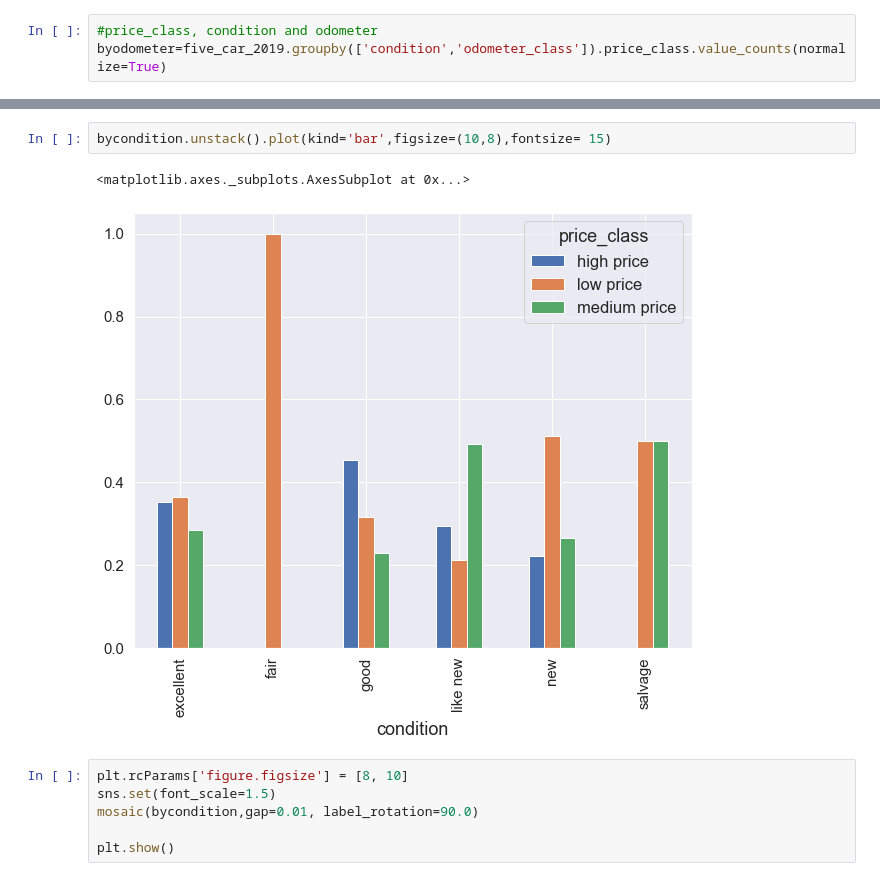
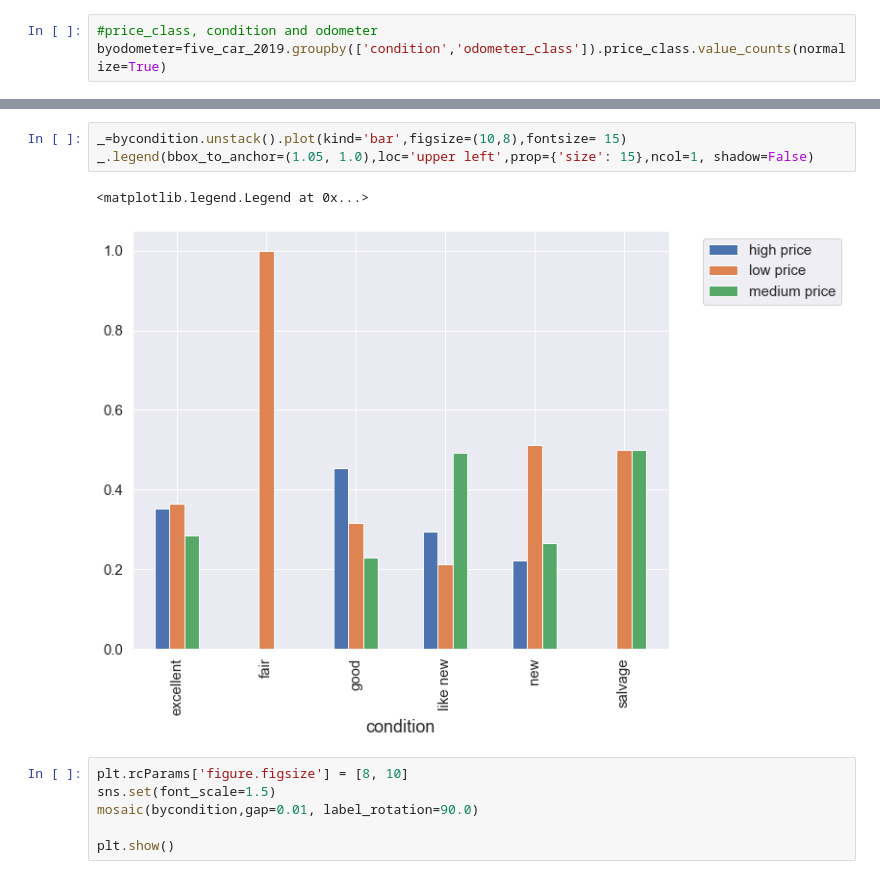
Before and after one commit to fysophia0302/Capstone-Projects-1, a Jupyter notebook: data_usedcar.ipynb, the cells around one changed output, grey strips where cells are left out. Saved outputs shown, nothing was run; the diff lists cells and outputs as text.

```diff
--- a/data_usedcar.ipynb
+++ b/data_usedcar.ipynb
@@ -924,9 +909,10 @@ plt.show()
 [figure]
 # %%
-bycondition.unstack().plot(kind='bar',figsize=(10,8),fontsize= 15)
+_=bycondition.unstack().plot(kind='bar',figsize=(10,8),fontsize= 15)
+_.legend(bbox_to_anchor=(1.05, 1.0),loc='upper left',prop={'size': 15},ncol=1, shadow=False)
 # %% [output]
-<matplotlib.axes._subplots.AxesSubplot at 0x...>
+<matplotlib.legend.Legend at 0x...>
-[figure, old version]
+[figure, new version]
 # %%
 plt.rcParams['figure.figsize'] = [8, 10]
 sns.set(font_scale=1.5)
```
Also changed, not shown: parts of 11 cells of this notebook.
